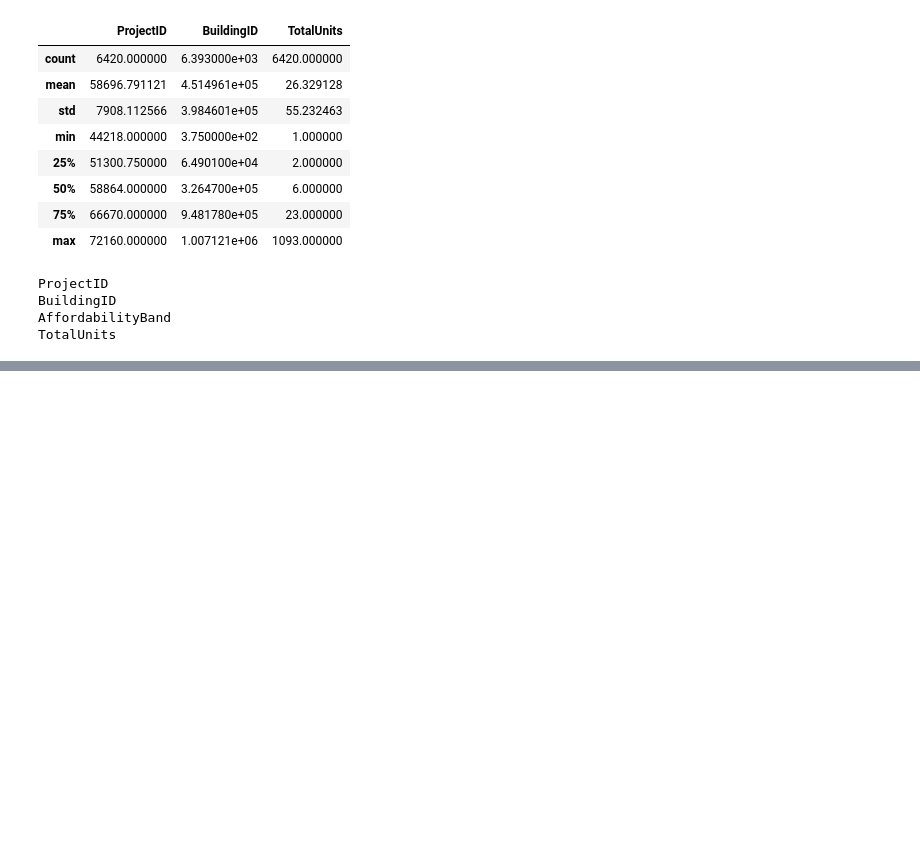
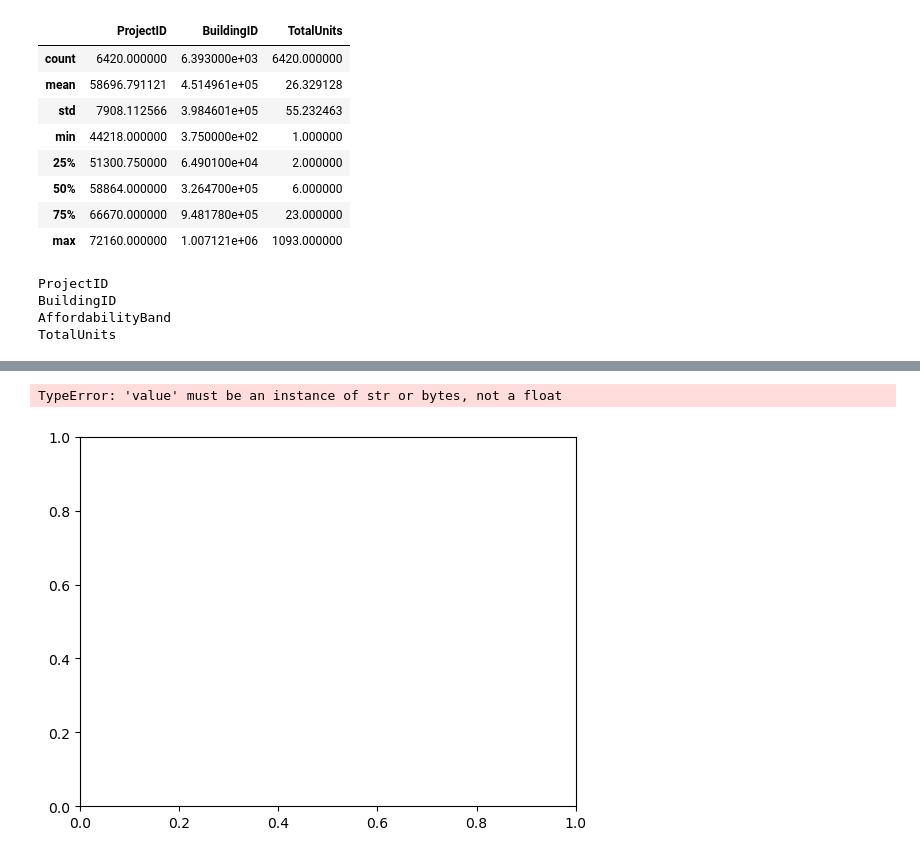
Before and after one commit to tkalainoff/gowanus-rezoning, a Jupyter notebook: data/LL44-analysis.ipynb, the cells around one changed output, grey strips where cells are left out. Drawn from its saved outputs; the diff is of its cells as text; code cells hidden in the pictures; blank space fills up the shorter version.

```diff
--- a/data/LL44-analysis.ipynb
+++ b/data/LL44-analysis.ipynb
@@ -33,0 +229,3 @@ TotalUnits
+# %%
+# Load data
+df_unit_income_rent = pd.read_csv('csv/Local_Law_44_-_Unit_Income_Rent_20240123.csv')
@@ -33,0 +288,7 @@ TotalUnits
+# %%
+# Visualize data
+plt.bar(df_unit_income_rent["BedroomSize"], df_unit_income_rent["TotalUnits"])
+plt.show()
+# %% [output]
+TypeError: 'value' must be an instance of str or bytes, not a float
+[figure, added]
```
Also changed, not shown: parts of 45 cells of this notebook, 10 other files.
